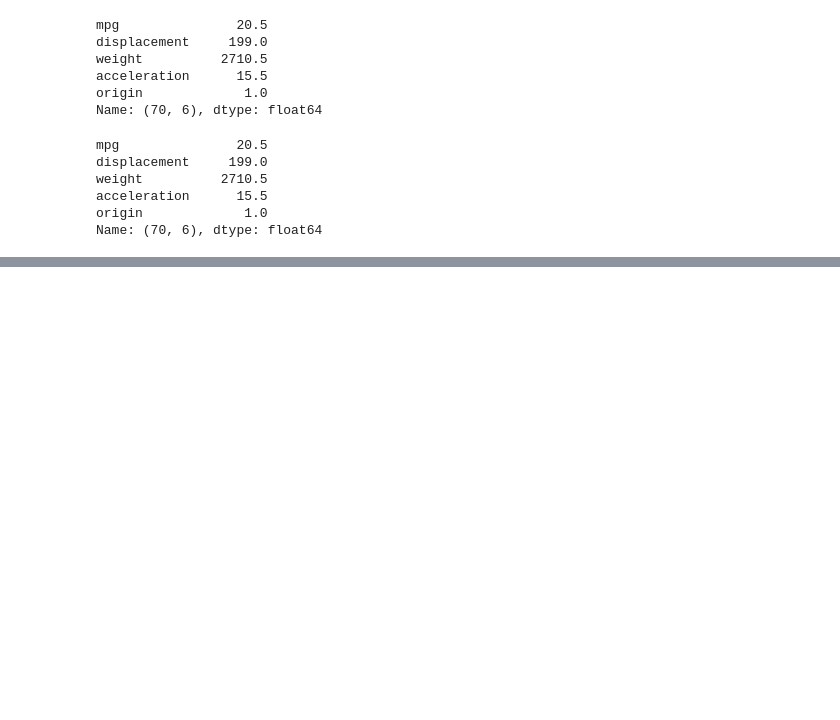
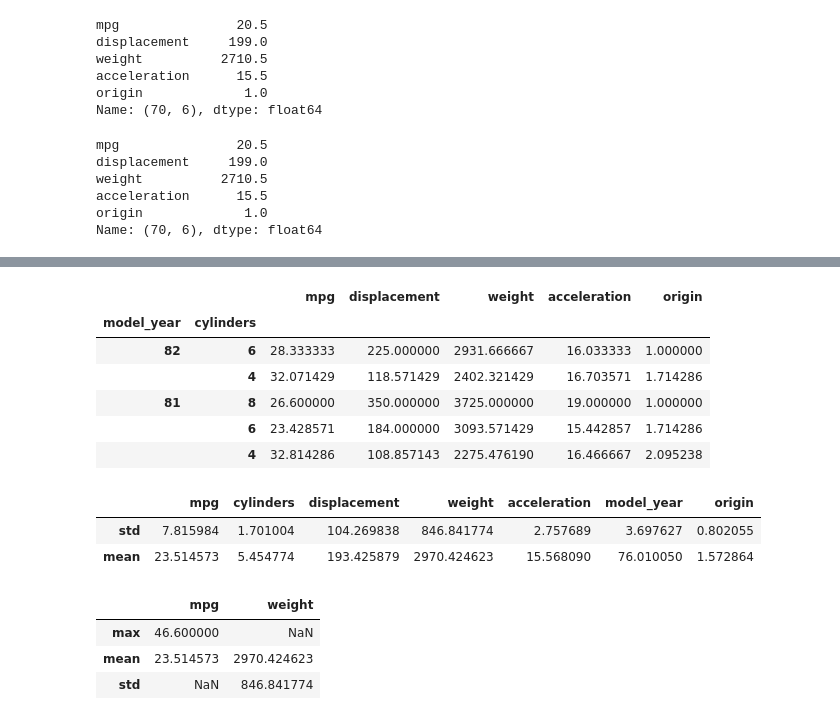
Before and after one commit to sup3rcow/python_ml_ds, a Jupyter notebook: 3.6.pandas-groupby.ipynb, the cells around one changed output, grey strips where cells are left out. Cells and saved outputs as stored; diff of their text form; code cells hidden in the pictures; blank space fills up the shorter version.

```diff
--- a/3.6.pandas-groupby.ipynb
+++ b/3.6.pandas-groupby.ipynb
@@ -189,0 +259,24 @@ Name: (70, 6), dtype: float64
+# %%
+year_cyl.sort_index(level="model_year",ascending=False).head()
+# %% [output]
+|  |  | mpg | displacement | weight | acceleration | origin |
+| model_year | cylinders |  |  |  |  |  |
+| 82 | 6 | 28.333333 | 225.000000 | 2931.666667 | 16.033333 | 1.000000 |
+|  | 4 | 32.071429 | 118.571429 | 2402.321429 | 16.703571 | 1.714286 |
+| 81 | 8 | 26.600000 | 350.000000 | 3725.000000 | 19.000000 | 1.000000 |
+|  | 6 | 23.428571 | 184.000000 | 3093.571429 | 15.442857 | 1.714286 |
+|  | 4 | 32.814286 | 108.857143 | 2275.476190 | 16.466667 | 2.095238 |
+# %%
+df.agg(['std','mean']) # statistika nad svim kolonama
+# %% [output]
+|  | mpg | cylinders | displacement | weight | acceleration | model_year | origin |
+| std | 7.815984 | 1.701004 | 104.269838 | 846.841774 | 2.757689 | 3.697627 | 0.802055 |
+| mean | 23.514573 | 5.454774 | 193.425879 | 2970.424623 | 15.568090 | 76.010050 | 1.572864 |
+# %%
+# eksplicitno kazemo nad kojom kolonom sta zelimo
+df.agg({'mpg':['max','mean'], 'weight': ['mean','std']})
+# %% [output]
+|  | mpg | weight |
+| max | 46.600000 | NaN |
+| mean | 23.514573 | 2970.424623 |
+| std | NaN | 846.841774 |
```
Also changed, not shown: parts of 7 cells of this notebook.
